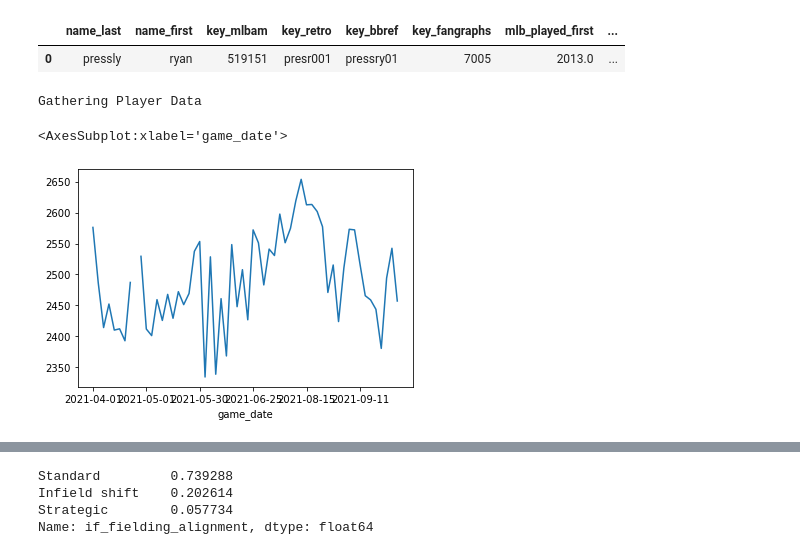
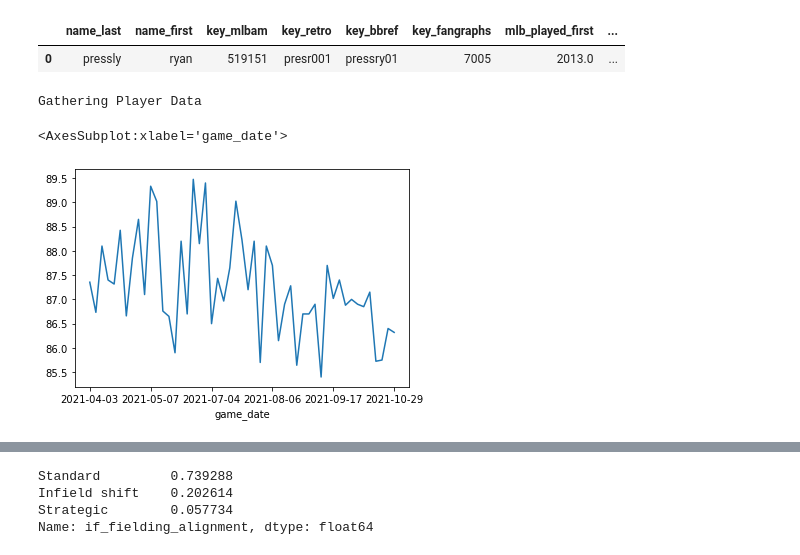
Before and after one commit to haueter19/StatCast_Data_Project, a Jupyter notebook: StatCast Data Exploration.ipynb, the cells around one changed output, grey strips where cells are left out. Drawn from its saved outputs; the diff is of its cells as text; code cells hidden in the pictures.

```diff
--- a/StatCast Data Exploration.ipynb
+++ b/StatCast Data Exploration.ipynb
@@ -26,9 +26,9 @@ Gathering player lookup table. This may take a moment.
 | 0 | pressly | ryan | 519151 | presr001 | pressry01 | 7005 | 2013.0 | ... |
 # %%
 #playerid_lookup('burnes', 'corbin')['key_mlbam'][0]
-sc = statcast_pitcher('2021-03-20', '2021-10-01', playerid_lookup('hader', 'josh')['key_mlbam'][0])
-sc[sc['pitch_type']=='SL'].groupby('game_date')['release_spin_rate'].mean().plot()
+sc = statcast_pitcher('2021-03-20', '2021-11-05', playerid_lookup('graveman', 'kendall')['key_mlbam'][0])
+sc[sc['pitch_type']=='SL'].groupby('game_date')['release_speed'].mean().plot()
 # %% [output]
 Gathering Player Data
 <AxesSubplot:xlabel='game_date'>
-[figure, old version]
+[figure, new version]
```
Also changed, not shown: parts of 7 cells of this notebook.
